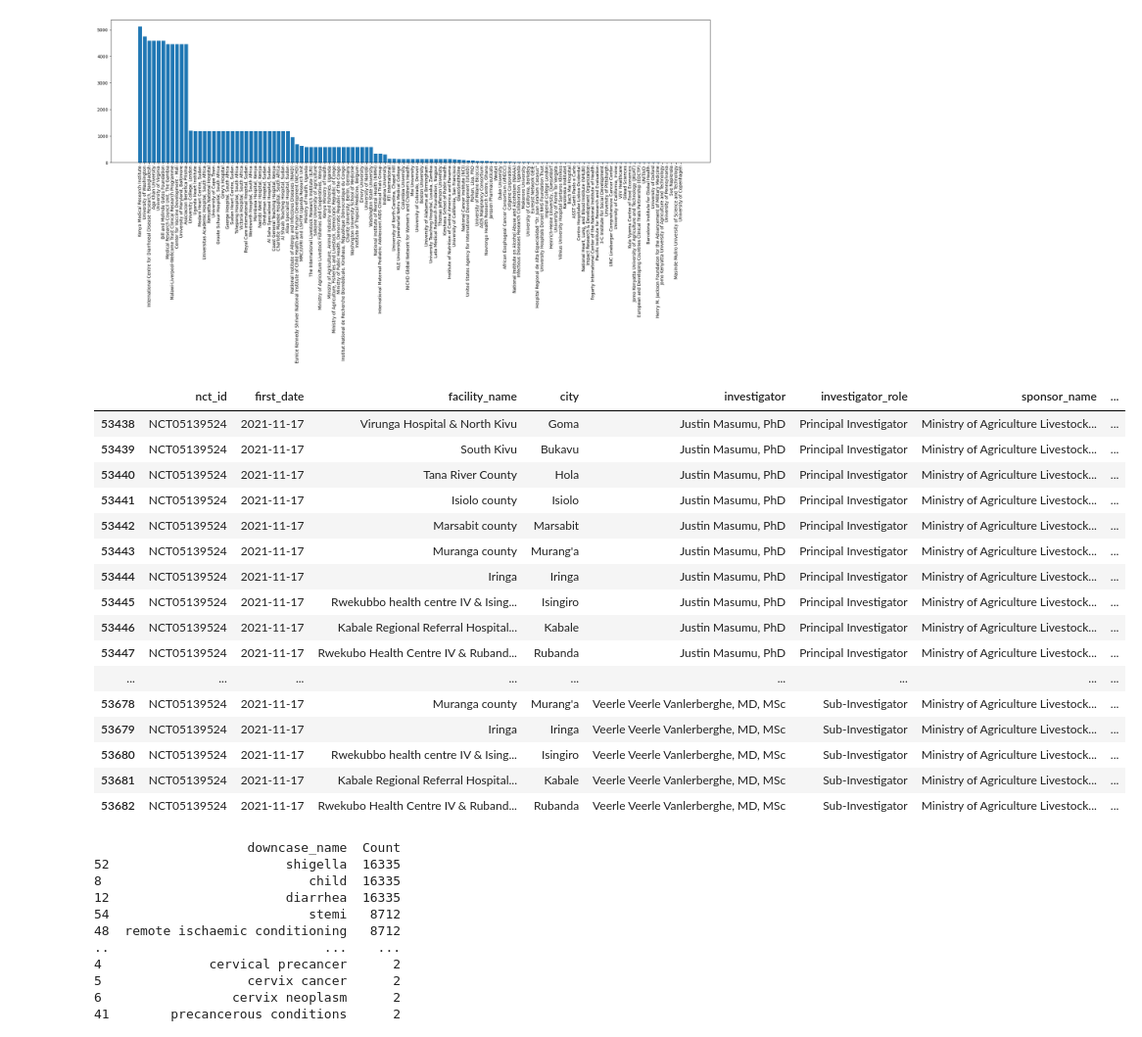
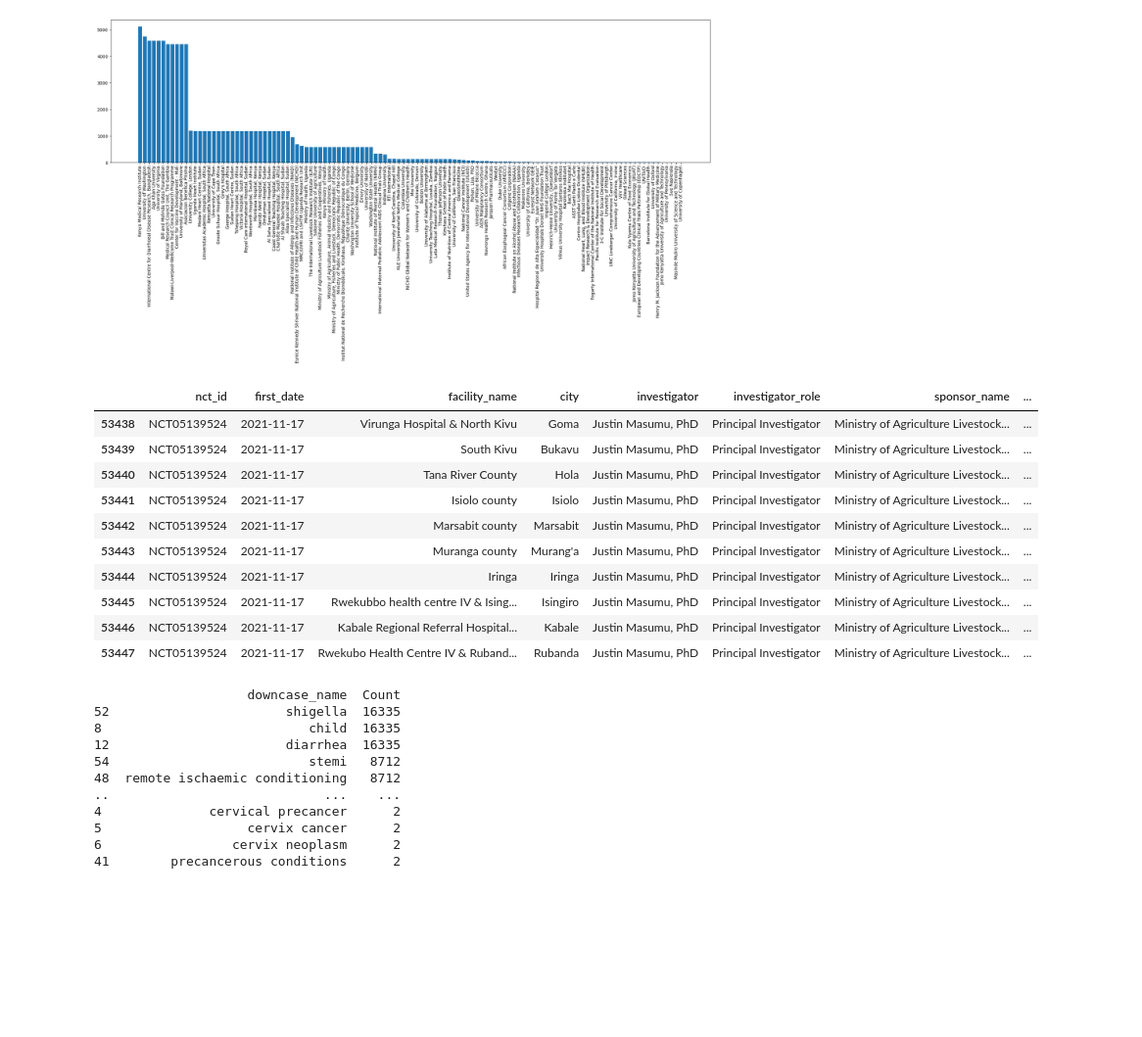
Before and after one commit to Dr-andai/sites-and-cities, a Jupyter notebook: notebooks/siaya.ipynb, the cells around one changed output. Shown at 98% size. Cells and saved outputs as stored; diff of their text form; code cells hidden in the pictures; blank space fills up the shorter version.

```diff
--- a/naive.ipynb
+++ b/notebooks/siaya.ipynb
@@ -119,27 +119,21 @@ plt.show()
 # %%
 
 ## Get data from Ministry of Agriculture
 Ministry = 'Ministry of Agriculture'
 m_sponsor = data[data['sponsor_name'].str.contains(Ministry, na=False)]
-m_sponsor.head(50)
+m_sponsor.head(10)
 # %% [output]
 |  | nct_id | first_date | facility_name | city | investigator | investigator_role | sponsor_name | ... |
 | 53438 | NCT05139524 | 2021-11-17 | Virunga Hospital & North Kivu | Goma | Justin Masumu, PhD | Principal Investigator | Ministry of Agriculture Livestock... | ... |
 | 53439 | NCT05139524 | 2021-11-17 | South Kivu | Bukavu | Justin Masumu, PhD | Principal Investigator | Ministry of Agriculture Livestock... | ... |
 | 53440 | NCT05139524 | 2021-11-17 | Tana River County | Hola | Justin Masumu, PhD | Principal Investigator | Ministry of Agriculture Livestock... | ... |
 | 53441 | NCT05139524 | 2021-11-17 | Isiolo county | Isiolo | Justin Masumu, PhD | Principal Investigator | Ministry of Agriculture Livestock... | ... |
 | 53442 | NCT05139524 | 2021-11-17 | Marsabit county | Marsabit | Justin Masumu, PhD | Principal Investigator | Ministry of Agriculture Livestock... | ... |
 | 53443 | NCT05139524 | 2021-11-17 | Muranga county | Murang'a | Justin Masumu, PhD | Principal Investigator | Ministry of Agriculture Livestock... | ... |
 | 53444 | NCT05139524 | 2021-11-17 | Iringa | Iringa | Justin Masumu, PhD | Principal Investigator | Ministry of Agriculture Livestock... | ... |
 | 53445 | NCT05139524 | 2021-11-17 | Rwekubbo health centre IV & Ising... | Isingiro | Justin Masumu, PhD | Principal Investigator | Ministry of Agriculture Livestock... | ... |
 | 53446 | NCT05139524 | 2021-11-17 | Kabale Regional Referral Hospital... | Kabale | Justin Masumu, PhD | Principal Investigator | Ministry of Agriculture Livestock... | ... |
 | 53447 | NCT05139524 | 2021-11-17 | Rwekubo Health Centre IV & Ruband... | Rubanda | Justin Masumu, PhD | Principal Investigator | Ministry of Agriculture Livestock... | ... |
-| ... | ... | ... | ... | ... | ... | ... | ... | ... |
-| 53678 | NCT05139524 | 2021-11-17 | Muranga county | Murang'a | Veerle Veerle Vanlerberghe, MD, MSc | Sub-Investigator | Ministry of Agriculture Livestock... | ... |
-| 53679 | NCT05139524 | 2021-11-17 | Iringa | Iringa | Veerle Veerle Vanlerberghe, MD, MSc | Sub-Investigator | Ministry of Agriculture Livestock... | ... |
-| 53680 | NCT05139524 | 2021-11-17 | Rwekubbo health centre IV & Ising... | Isingiro | Veerle Veerle Vanlerberghe, MD, MSc | Sub-Investigator | Ministry of Agriculture Livestock... | ... |
-| 53681 | NCT05139524 | 2021-11-17 | Kabale Regional Referral Hospital... | Kabale | Veerle Veerle Vanlerberghe, MD, MSc | Sub-Investigator | Ministry of Agriculture Livestock... | ... |
-| 53682 | NCT05139524 | 2021-11-17 | Rwekubo Health Centre IV & Ruband... | Rubanda | Veerle Veerle Vanlerberghe, MD, MSc | Sub-Investigator | Ministry of Agriculture Livestock... | ... |
 # %%
 # Conditions analysis
 # Group by spconditions from the downcase_name column
```
Also changed, not shown: 7 other files.
